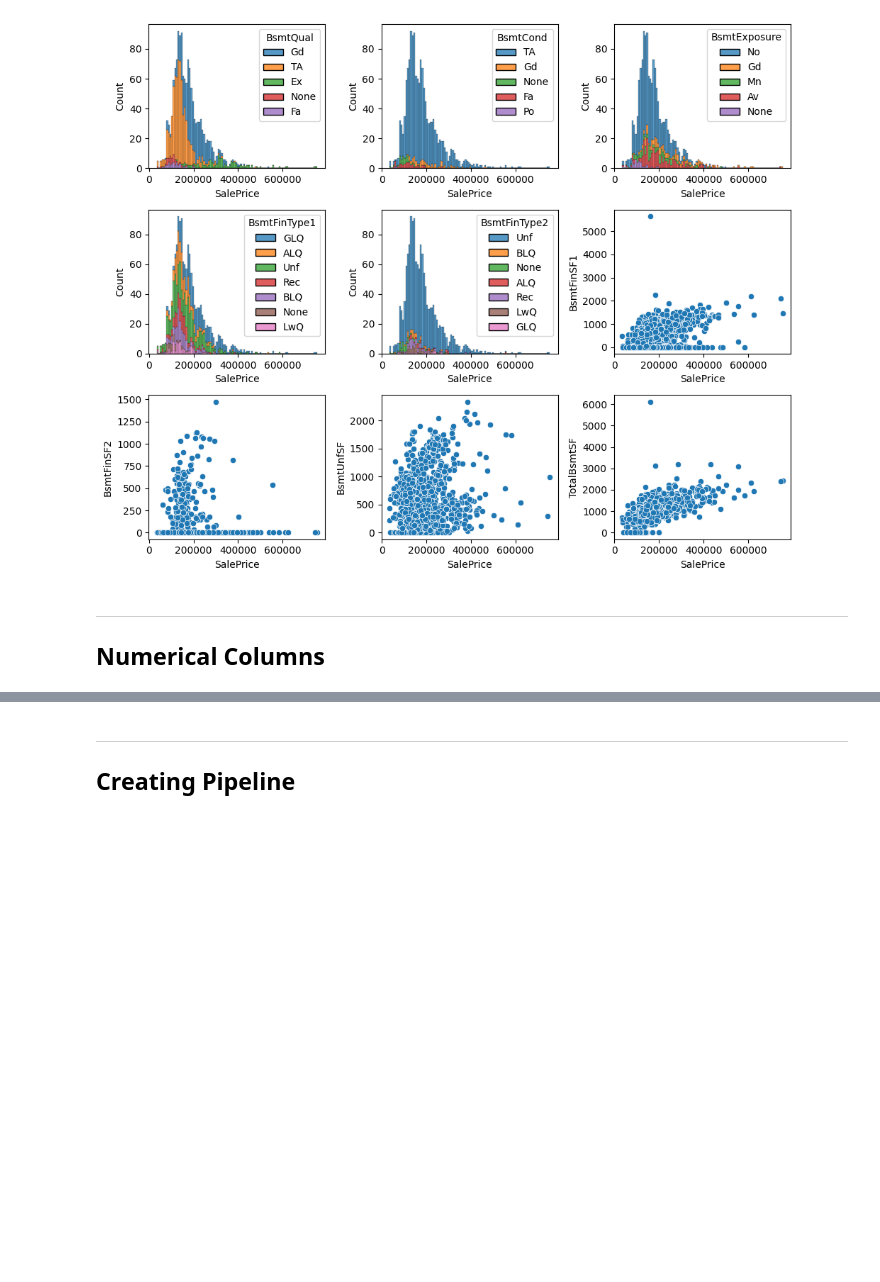
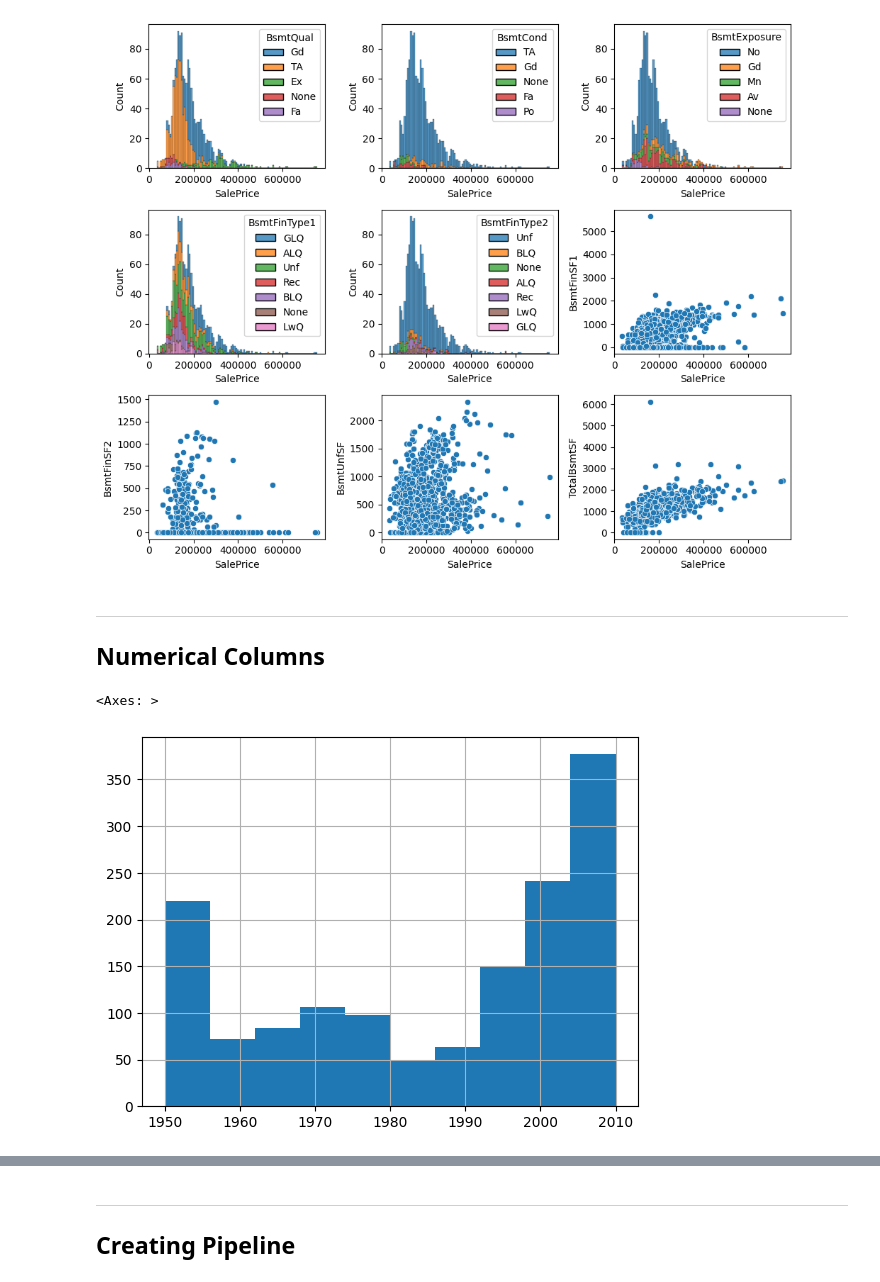
Before and after one commit to ol-webb/kaggle_house_prices, a Jupyter notebook: nb1.ipynb, the cells around one changed output, grey strips where cells are left out. Cells and saved outputs as stored; diff of their text form; code cells hidden in the pictures; blank space fills up the shorter version.

```diff
--- a/nb1.ipynb
+++ b/nb1.ipynb
@@ -312,4 +312,9 @@ plt.show()
 ## Numerical Columns
 # %%
 numeric = train[train.select_dtypes(include=['number']).columns]
+# %%
+numeric['YearRemodAdd'].hist()
+# %% [output]
+<Axes: >
+[figure, added]
 # %%
```
Also changed, not shown: parts of 10 cells of this notebook.
